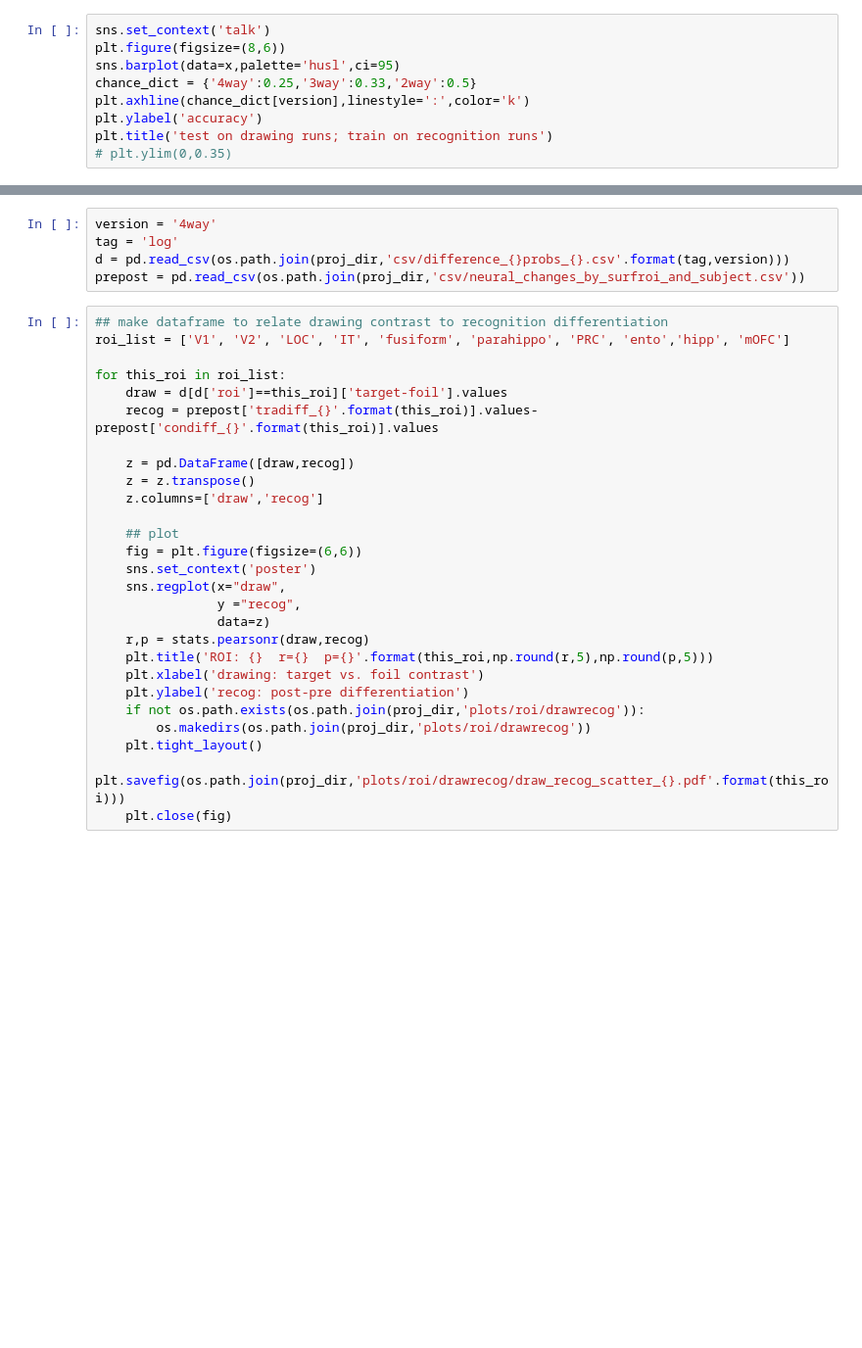
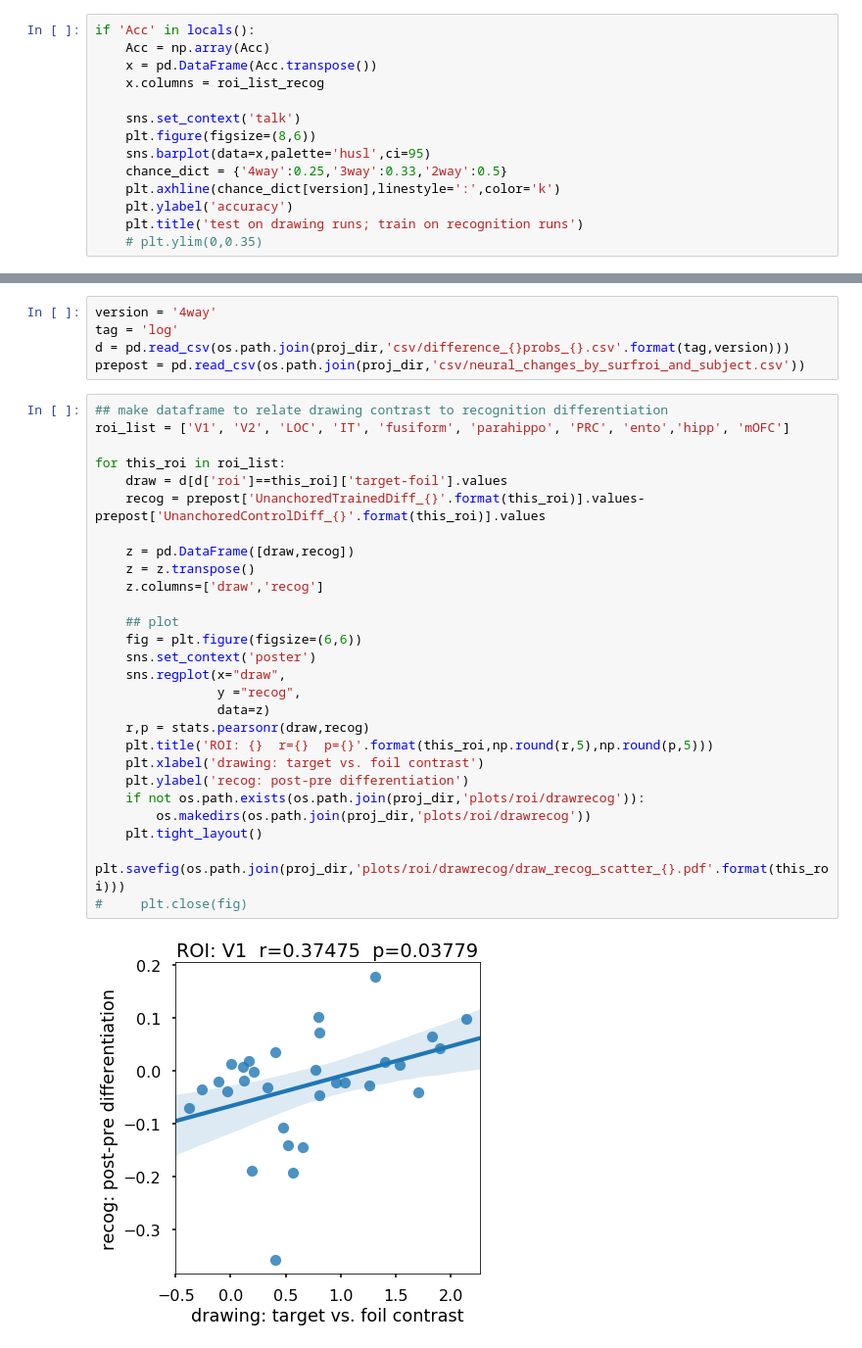
Before and after one commit to cogtoolslab/neurosketch, a Jupyter notebook: ipynb/golden/2_predict_obj_during_drawing_from_recog_runs.ipynb, the cells around one changed output, grey strips where cells are left out. Shown at 98% size. Cells and saved outputs as stored; diff of their text form; blank space fills up the shorter version.

Commit message:
update golden 2_predict_obj_during_drawing_from_recog_runs notebook to reflect renamed prepostRSA column headers

```diff
--- a/ipynb/golden/2_predict_obj_during_drawing_from_recog_runs.ipynb
+++ b/ipynb/golden/2_predict_obj_during_drawing_from_recog_runs.ipynb
@@ -123,12 +122,17 @@ x.columns = roi_list_recog
 # %%
-sns.set_context('talk')
-plt.figure(figsize=(8,6))
-sns.barplot(data=x,palette='husl',ci=95)
-chance_dict = {'4way':0.25,'3way':0.33,'2way':0.5}
-plt.axhline(chance_dict[version],linestyle=':',color='k')
-plt.ylabel('accuracy')
-plt.title('test on drawing runs; train on recognition runs')
-# plt.ylim(0,0.35)
+if 'Acc' in locals():
+    Acc = np.array(Acc)
+    x = pd.DataFrame(Acc.transpose())
+    x.columns = roi_list_recog
+
+    sns.set_context('talk')
+    plt.figure(figsize=(8,6))
+    sns.barplot(data=x,palette='husl',ci=95)
+    chance_dict = {'4way':0.25,'3way':0.33,'2way':0.5}
+    plt.axhline(chance_dict[version],linestyle=':',color='k')
+    plt.ylabel('accuracy')
+    plt.title('test on drawing runs; train on recognition runs')
+    # plt.ylim(0,0.35)
 # %% [markdown]
 ### make summary timecourse plots
 # %%
@@ -190,27 +229,29 @@ prepost = pd.read_csv(os.path.join(proj_dir,'csv/neural_changes_by_surfroi_and_s
 # %%
 ## make dataframe to relate drawing contrast to recognition differentiation
 roi_list = ['V1', 'V2', 'LOC', 'IT', 'fusiform', 'parahippo', 'PRC', 'ento','hipp', 'mOFC']
 
 for this_roi in roi_list:
     draw = d[d['roi']==this_roi]['target-foil'].values
-    recog = prepost['tradiff_{}'.format(this_roi)].values-prepost['condiff_{}'.format(this_roi)].values
+    recog = prepost['UnanchoredTrainedDiff_{}'.format(this_roi)].values-prepost['UnanchoredControlDiff_{}'.format(this_roi)].values
 
     z = pd.DataFrame([draw,recog])
     z = z.transpose()
     z.columns=['draw','recog']
 
     ## plot
     fig = plt.figure(figsize=(6,6))
     sns.set_context('poster')
     sns.regplot(x="draw",
                 y ="recog",
                 data=z)
     r,p = stats.pearsonr(draw,recog)
     plt.title('ROI: {}  r={}  p={}'.format(this_roi,np.round(r,5),np.round(p,5)))
     plt.xlabel('drawing: target vs. foil contrast')
     plt.ylabel('recog: post-pre differentiation')
     if not os.path.exists(os.path.join(proj_dir,'plots/roi/drawrecog')):
         os.makedirs(os.path.join(proj_dir,'plots/roi/drawrecog'))
     plt.tight_layout()
     plt.savefig(os.path.join(proj_dir,'plots/roi/drawrecog/draw_recog_scatter_{}.pdf'.format(this_roi)))
-    plt.close(fig)
+#     plt.close(fig)
+# %% [output]
+[figure, added]
```
Also changed, not shown: parts of 8 cells of this notebook, 1 other file.
